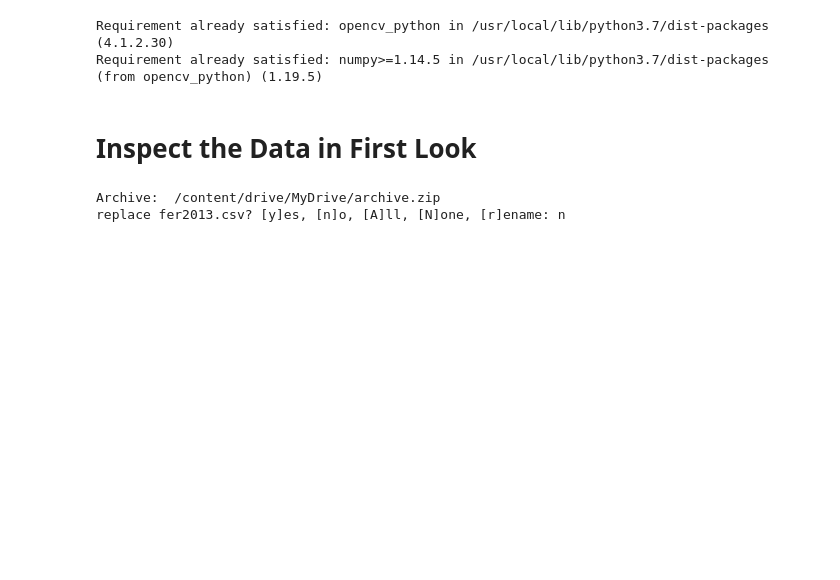
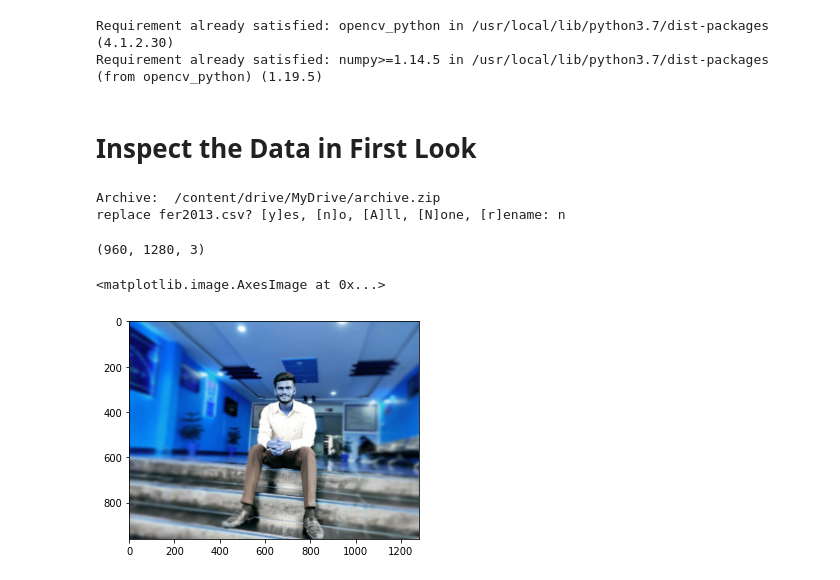
Before and after one commit to pranilthorat/Face-Emotion-Recognition, a Jupyter notebook: GITHUB_capstone_project_5_face_emotion_recognition.ipynb, the cells around one changed output. Saved outputs shown, nothing was run; the diff lists cells and outputs as text; code cells hidden in the pictures; blank space fills up the shorter version.

```diff
--- a/GITHUB_capstone_project_5_face_emotion_recognition.ipynb
+++ b/GITHUB_capstone_project_5_face_emotion_recognition.ipynb
@@ -123,4 +123,15 @@ Archive:  /content/drive/MyDrive/archive.zip
 replace fer2013.csv? [y]es, [n]o, [A]ll, [N]one, [r]ename: n
 # %%
 # Image Reading
-img_array=cv2.imread('/content/drive/MyDrive/archive.zip/img.jpg')
+img_array=cv2.imread('/content/drive/MyDrive/WhatsApp Image 2022-02-01 at 19.24.38.jpeg')
+# %%
+#image array
+img_array.shape
+# %% [output]
+(960, 1280, 3)
+# %%
+#show the image
+plt.imshow(img_array)
+# %% [output]
+<matplotlib.image.AxesImage at 0x...>
+[figure, added]
```
Also changed, not shown: parts of 11 cells of this notebook.
